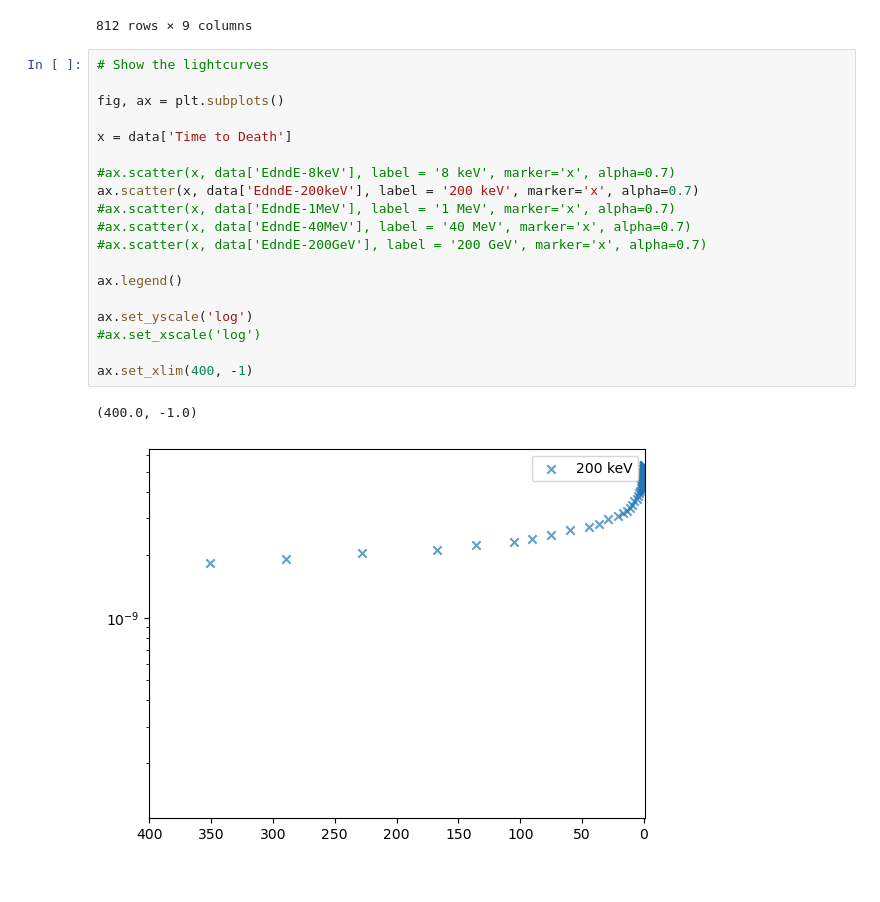
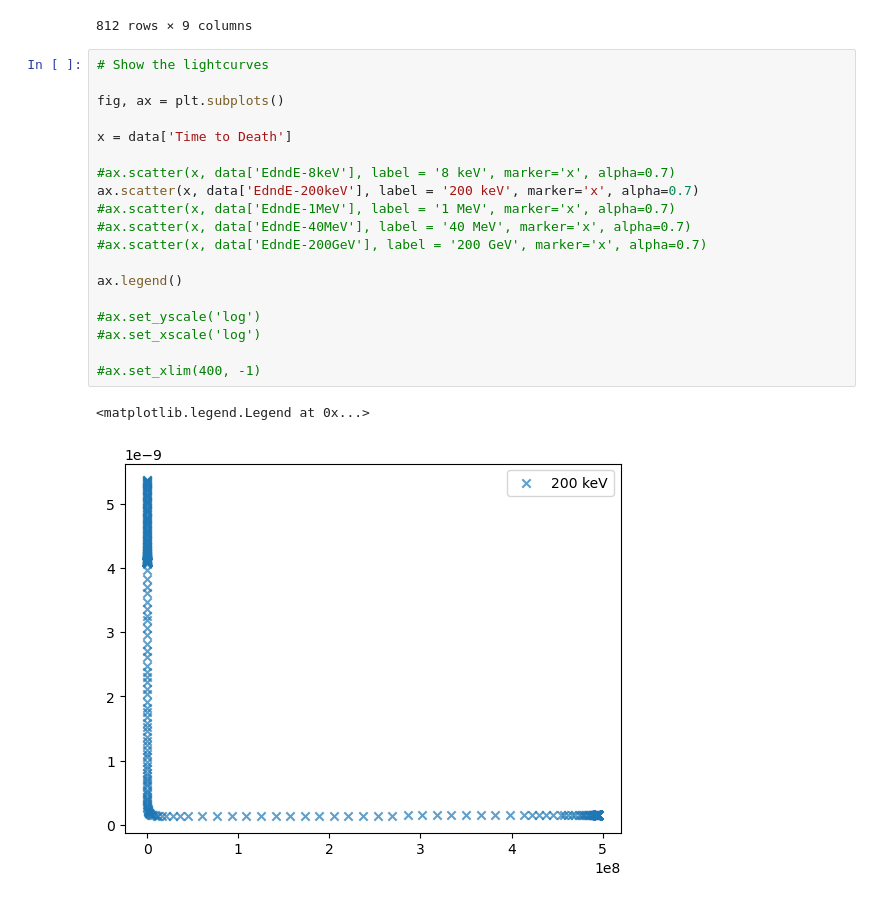
Before and after one commit to xboluna/Research, a Jupyter notebook: BHRad/Modelling/BHawk_Modelling.ipynb, the cells around one changed output. Saved outputs shown, nothing was run; the diff lists cells and outputs as text.

```diff
--- a/BHRad/Modelling/BHawk_Modelling.ipynb
+++ b/BHRad/Modelling/BHawk_Modelling.ipynb
@@ -30,22 +30,22 @@ data
 # %%
 # Show the lightcurves
 
 fig, ax = plt.subplots()
 
 x = data['Time to Death']
 
 #ax.scatter(x, data['EdndE-8keV'], label = '8 keV', marker='x', alpha=0.7)
 ax.scatter(x, data['EdndE-200keV'], label = '200 keV', marker='x', alpha=0.7)
 #ax.scatter(x, data['EdndE-1MeV'], label = '1 MeV', marker='x', alpha=0.7)
 #ax.scatter(x, data['EdndE-40MeV'], label = '40 MeV', marker='x', alpha=0.7)
 #ax.scatter(x, data['EdndE-200GeV'], label = '200 GeV', marker='x', alpha=0.7)
 
 ax.legend()
 
-ax.set_yscale('log')
+#ax.set_yscale('log')
 #ax.set_xscale('log')
 
-ax.set_xlim(400, -1)
+#ax.set_xlim(400, -1)
 # %% [output]
-(400.0, -1.0)
+<matplotlib.legend.Legend at 0x...>
-[figure, old version]
+[figure, new version]
```
Also changed, not shown: parts of 6 cells of this notebook, 8 other files.
